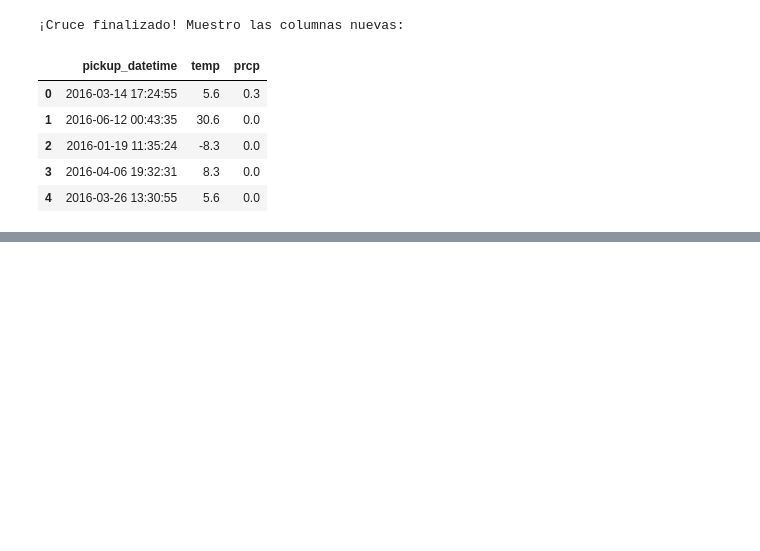
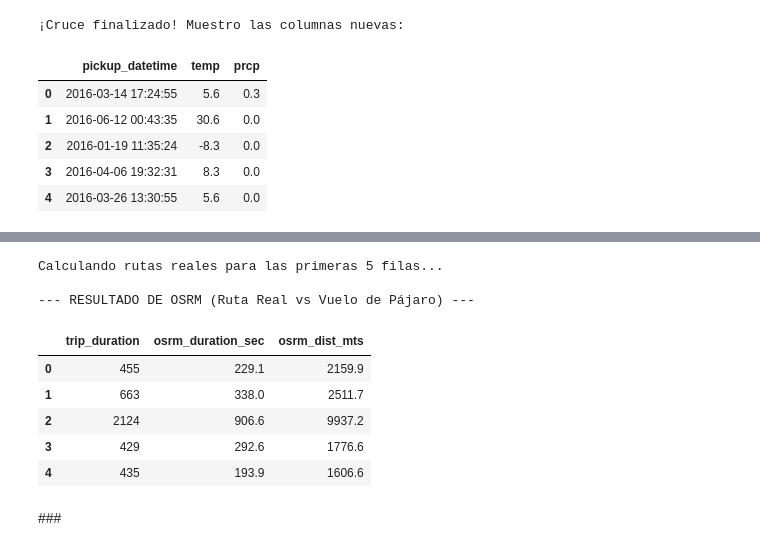
Before and after one commit to settilea/Leandro_Setti_Proyecto_final_DataScience2, a Jupyter notebook: LeandroSetti_Proyecto_Data_Science2.ipynb, the cells around one changed output, grey strips where cells are left out. Cells and saved outputs as stored; diff of their text form; code cells hidden in the pictures; blank space fills up the shorter version.

Commit message:
Agregado los datos de meteorologia y prueba con API OSRM

```diff
--- a/LeandroSetti_Proyecto_Data_Science2.ipynb
+++ b/LeandroSetti_Proyecto_Data_Science2.ipynb
@@ -442,0 +541,5 @@ display(df[['pickup_datetime', 'temp', 'prcp']].head())
+# %%
+#Elimino los registros que no tienen un barrio asociado
+df = df.dropna(subset=['pickup_borough', 'dropoff_borough'])
+nulos = df['pickup_borough'].isnull().sum()
+print(f"Viajes sin barrio identificado: {nulos}")
@@ -442,0 +553,55 @@ display(df[['pickup_datetime', 'temp', 'prcp']].head())
+# %%
+import requests
+import json
+import time
+
+# --- FUNCIÓN DE CONSULTA OSRM ---
+def obtener_ruta_osrm(row):
+    """
+    Recibe una fila del DF, consulta OSRM y devuelve Distancia (m) y Duración (s)
+    """
+    # Pausa de 0.5 seg para no saturar la API (respeto al servidor gratuito)
+    time.sleep(0.1)
+
+    # Coordenadas: Longitud,Latitud
+    origen = f"{row['pickup_longitude']},{row['pickup_latitude']}"
+    destino = f"{row['dropoff_longitude']},{row['dropoff_latitude']}"
+
+    url = f"http://router.project-osrm.org/route/v1/driving/{origen};{destino}?overview=false"
+
+    try:
+        response = requests.get(url, timeout=5)
+        if response.status_code == 200:
+            data = json.loads(response.content)
+            # OSRM devuelve la distancia en metros y duración en segundos
+            dist = data['routes'][0]['distance']
+            dur = data['routes'][0]['duration']
+            return pd.Series([dist, dur])
+        else:
+            return pd.Series([None, None])
+    except:
+        return pd.Series([None, None])
+
+# --- PRUEBA CON MUESTRA ---
+print("Calculando rutas reales para las primeras 5 filas...")
+
+# Creo una copia pequeña para probar
+df_sample = df.head(5).copy()
+
+# Aplico la función (crea 2 columnas nuevas)
+df_sample[['osrm_dist_mts', 'osrm_duration_sec']] = df_sample.apply(obtener_ruta_osrm, axis=1)
+
+print("\n--- RESULTADO DE OSRM (Ruta Real vs Vuelo de Pájaro) ---")
+display(df_sample[['trip_duration', 'osrm_duration_sec', 'osrm_dist_mts']])
+# %% [output]
+Calculando rutas reales para las primeras 5 filas...
+
+--- RESULTADO DE OSRM (Ruta Real vs Vuelo de Pájaro) ---
+|  | trip_duration | osrm_duration_sec | osrm_dist_mts |
+| 0 | 455 | 229.1 | 2159.9 |
+| 1 | 663 | 338.0 | 2511.7 |
+| 2 | 2124 | 906.6 | 9937.2 |
+| 3 | 429 | 292.6 | 1776.6 |
+| 4 | 435 | 193.9 | 1606.6 |
+# %% [markdown]
+\###
```
Also changed, not shown: parts of 10 cells of this notebook.
